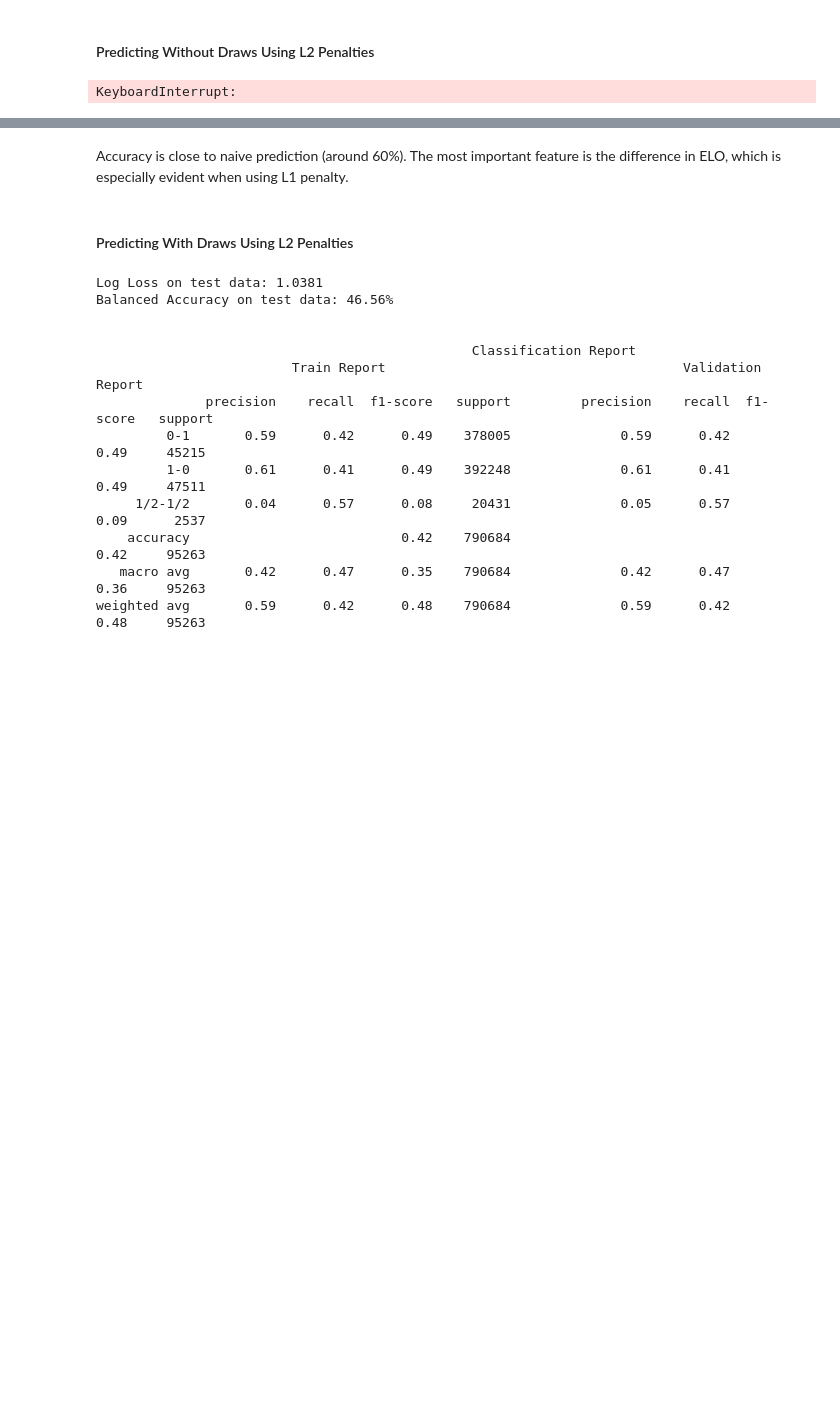
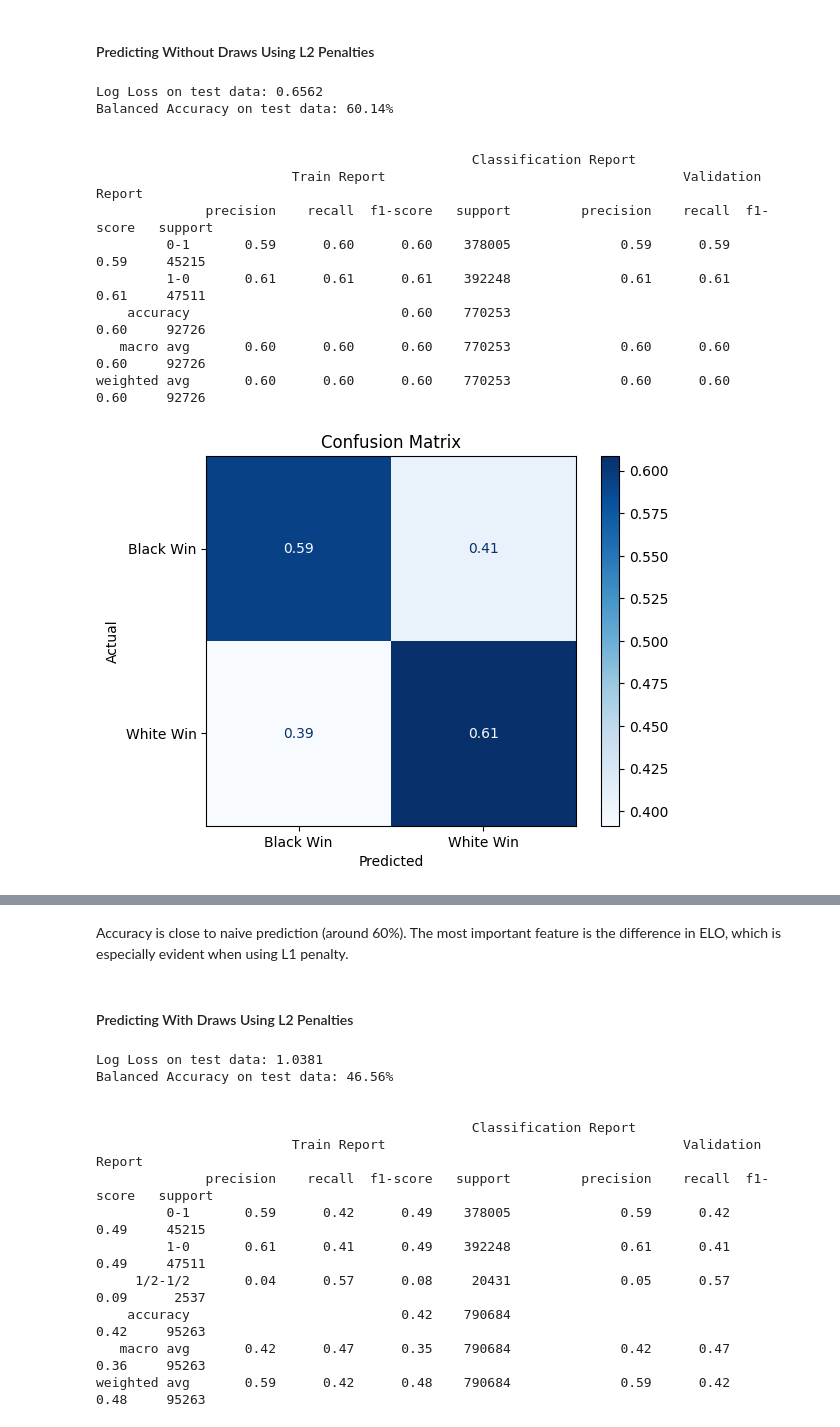
Before and after one commit to Tikhon-Radkevich/Chess-Winner-Prediction, a Jupyter notebook: notebooks/baseline_notebooks/logistic_regression.ipynb, the cells around one changed output, grey strips where cells are left out. Drawn from its saved outputs; the diff is of its cells as text; code cells hidden in the pictures; blank space fills up the shorter version.

```diff
--- a/notebooks/baseline_notebooks/logistic_regression.ipynb
+++ b/notebooks/baseline_notebooks/logistic_regression.ipynb
@@ -165,7 +175,19 @@ KeyboardInterrupt
 # %%
 with mlflow.start_run(run_name="L1; no draws: LogiReg"):
     apply_logistic_regression(
-        predict_draws=False, train=train_data, valid=valid_data, penalty="l1", tol=0.1
+        predict_draws=False, train=train_data, valid=valid_data, penalty="l1", tol=0.01
     )
 # %% [output]
-KeyboardInterrupt:
+Log Loss on test data: 0.6562
+Balanced Accuracy on test data: 60.14%
+
+
+                                                Classification Report
+                         Train Report                                      Validation Report
+              precision    recall  f1-score   support         precision    recall  f1-score   support
+         0-1       0.59      0.60      0.60    378005              0.59      0.59      0.59     45215
+         1-0       0.61      0.61      0.61    392248              0.61      0.61      0.61     47511
+    accuracy                           0.60    770253                                  0.60     92726
+   macro avg       0.60      0.60      0.60    770253              0.60      0.60      0.60     92726
+weighted avg       0.60      0.60      0.60    770253              0.60      0.60      0.60     92726
+[figure, added]
```
Also changed, not shown: parts of 16 cells of this notebook.
